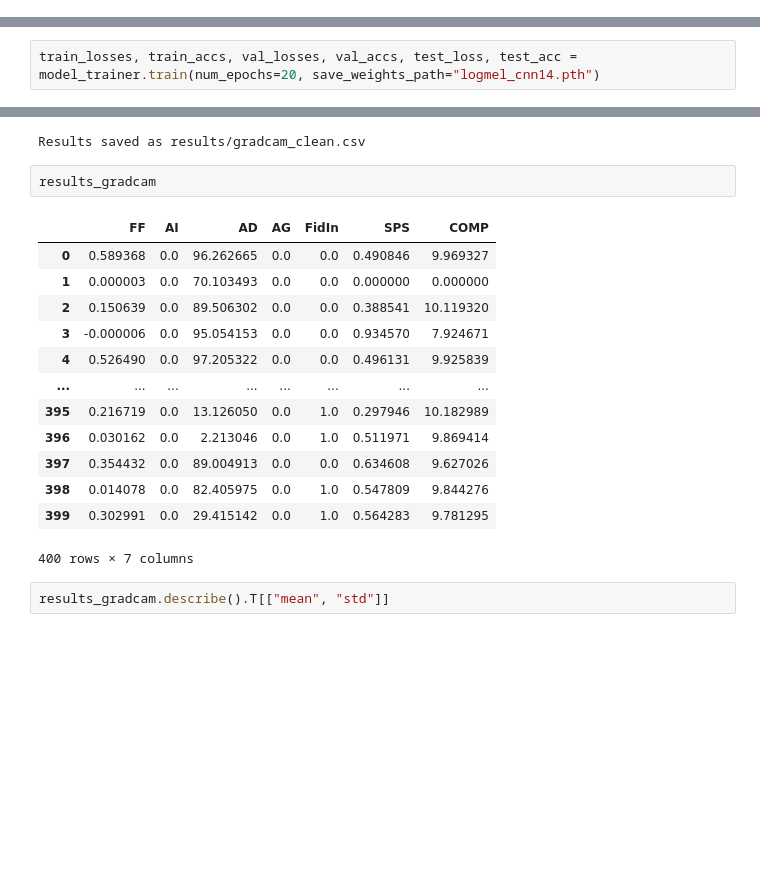
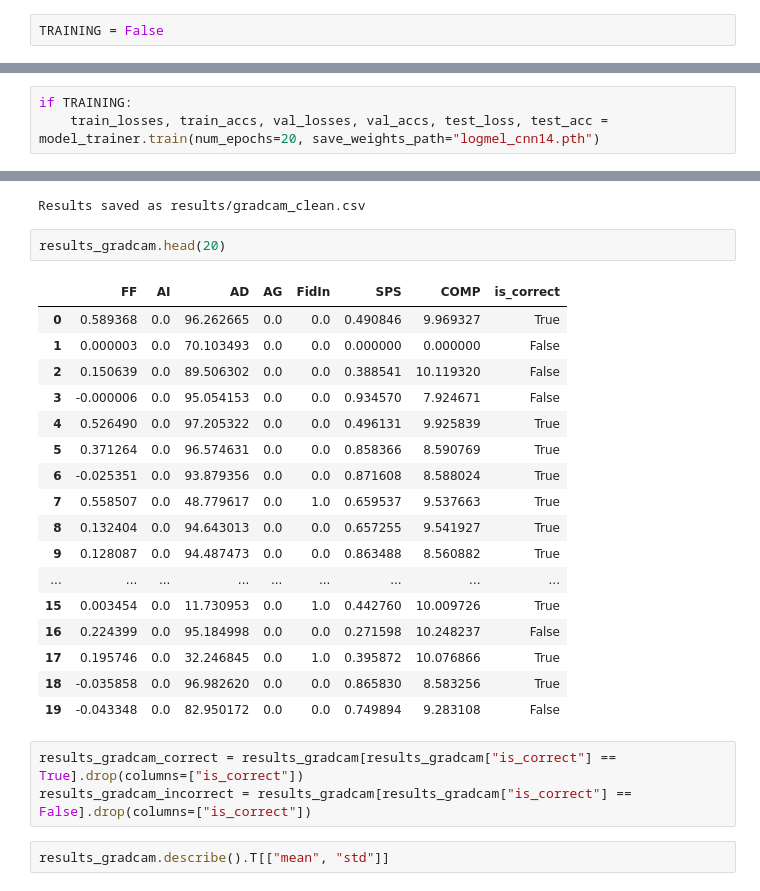
Before and after one commit to exile8/coursework24, a Jupyter notebook: test_framework.ipynb, the cells around one changed output, grey strips where cells are left out. Drawn from its saved outputs; the diff is of its cells as text; blank space fills up the shorter version.

```diff
--- a/test_framework.ipynb
+++ b/test_framework.ipynb
@@ -20,6 +20,8 @@ import numpy as np
 from IPython.display import Audio
 from audiointerp.predict import Predict
 from audiointerp.metrics import Metrics
+# %%
+TRAINING = False
 # %%
 def plot_learning_curves(train_losses, val_losses, train_accs=None, val_accs=None):
     epochs = range(1, len(train_losses) + 1)
@@ -121,4 +123,5 @@ model_trainer = Trainer(
 # %% [output]
 Random seed set to: 42
 # %%
-train_losses, train_accs, val_losses, val_accs, test_loss, test_acc = model_trainer.train(num_epochs=20, save_weights_path="logmel_cnn14.pth")
+if TRAINING:
+    train_losses, train_accs, val_losses, val_accs, test_loss, test_acc = model_trainer.train(num_epochs=20, save_weights_path="logmel_cnn14.pth")
@@ -236,21 +241,28 @@ results_gradcam = predict_gradcam.predict_set(test_loader_predict, results_csv_n
 # %% [output]
 Results saved as results/gradcam_clean.csv
 # %%
-results_gradcam
+results_gradcam.head(20)
 # %% [output]
-|  | FF | AI | AD | AG | FidIn | SPS | COMP |
-| 0 | 0.589368 | 0.0 | 96.262665 | 0.0 | 0.0 | 0.490846 | 9.969327 |
-| 1 | 0.000003 | 0.0 | 70.103493 | 0.0 | 0.0 | 0.000000 | 0.000000 |
-| 2 | 0.150639 | 0.0 | 89.506302 | 0.0 | 0.0 | 0.388541 | 10.119320 |
-| 3 | -0.000006 | 0.0 | 95.054153 | 0.0 | 0.0 | 0.934570 | 7.924671 |
-| 4 | 0.526490 | 0.0 | 97.205322 | 0.0 | 0.0 | 0.496131 | 9.925839 |
-| ... | ... | ... | ... | ... | ... | ... | ... |
-| 395 | 0.216719 | 0.0 | 13.126050 | 0.0 | 1.0 | 0.297946 | 10.182989 |
-| 396 | 0.030162 | 0.0 | 2.213046 | 0.0 | 1.0 | 0.511971 | 9.869414 |
-| 397 | 0.354432 | 0.0 | 89.004913 | 0.0 | 0.0 | 0.634608 | 9.627026 |
-| 398 | 0.014078 | 0.0 | 82.405975 | 0.0 | 1.0 | 0.547809 | 9.844276 |
-| 399 | 0.302991 | 0.0 | 29.415142 | 0.0 | 1.0 | 0.564283 | 9.781295 |
+|  | FF | AI | AD | AG | FidIn | SPS | COMP | is_correct |
+| 0 | 0.589368 | 0.0 | 96.262665 | 0.0 | 0.0 | 0.490846 | 9.969327 | True |
+| 1 | 0.000003 | 0.0 | 70.103493 | 0.0 | 0.0 | 0.000000 | 0.000000 | False |
+| 2 | 0.150639 | 0.0 | 89.506302 | 0.0 | 0.0 | 0.388541 | 10.119320 | False |
+| 3 | -0.000006 | 0.0 | 95.054153 | 0.0 | 0.0 | 0.934570 | 7.924671 | False |
+| 4 | 0.526490 | 0.0 | 97.205322 | 0.0 | 0.0 | 0.496131 | 9.925839 | True |
+| 5 | 0.371264 | 0.0 | 96.574631 | 0.0 | 0.0 | 0.858366 | 8.590769 | True |
+| 6 | -0.025351 | 0.0 | 93.879356 | 0.0 | 0.0 | 0.871608 | 8.588024 | True |
+| 7 | 0.558507 | 0.0 | 48.779617 | 0.0 | 1.0 | 0.659537 | 9.537663 | True |
+| 8 | 0.132404 | 0.0 | 94.643013 | 0.0 | 0.0 | 0.657255 | 9.541927 | True |
+| 9 | 0.128087 | 0.0 | 94.487473 | 0.0 | 0.0 | 0.863488 | 8.560882 | True |
+| ... | ... | ... | ... | ... | ... | ... | ... | ... |
+| 15 | 0.003454 | 0.0 | 11.730953 | 0.0 | 1.0 | 0.442760 | 10.009726 | True |
+| 16 | 0.224399 | 0.0 | 95.184998 | 0.0 | 0.0 | 0.271598 | 10.248237 | False |
+| 17 | 0.195746 | 0.0 | 32.246845 | 0.0 | 1.0 | 0.395872 | 10.076866 | True |
+| 18 | -0.035858 | 0.0 | 96.982620 | 0.0 | 0.0 | 0.865830 | 8.583256 | True |
+| 19 | -0.043348 | 0.0 | 82.950172 | 0.0 | 0.0 | 0.749894 | 9.283108 | False |
-400 rows × 7 columns
+# %%
+results_gradcam_correct = results_gradcam[results_gradcam["is_correct"] == True].drop(columns=["is_correct"])
+results_gradcam_incorrect = results_gradcam[results_gradcam["is_correct"] == False].drop(columns=["is_correct"])
 # %%
 results_gradcam.describe().T[["mean", "std"]]
 # %% [output]
```
Also changed, not shown: parts of 18 cells of this notebook.
